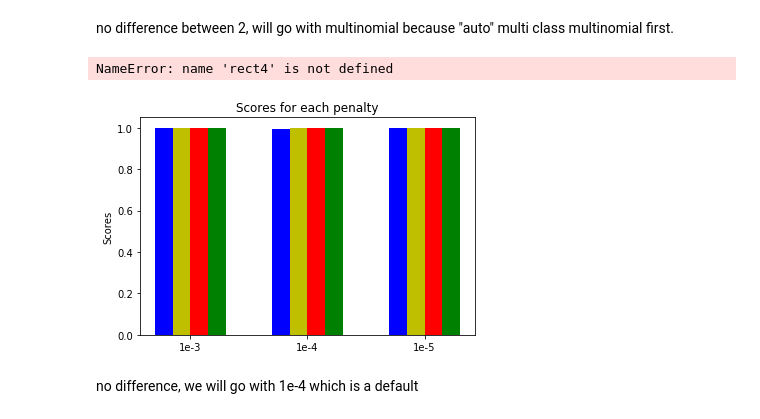
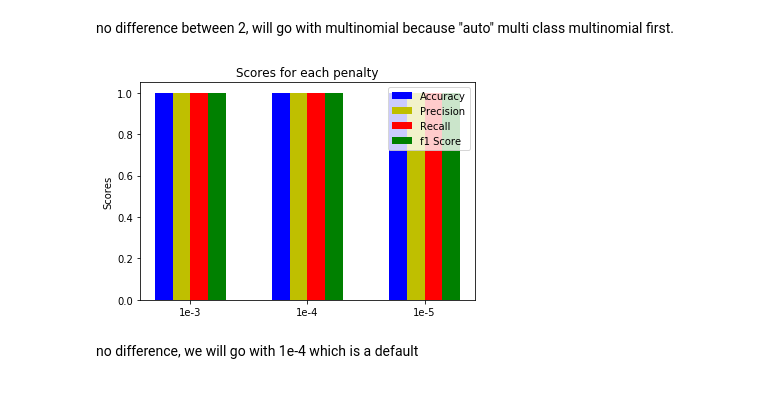
Before and after one commit to ianfawaz/CSCI4502-5502-DataMiningProject, a Jupyter notebook: Classifiers.ipynb, the cells around one changed output. Drawn from its saved outputs; the diff is of its cells as text; code cells hidden in the pictures.

```diff
--- a/Classifiers.ipynb
+++ b/Classifiers.ipynb
@@ -240,29 +244,28 @@ f1_t5 =f1_score(y_test, y_pred_t5)
 # %%
 N =3
 
 ind = np.arange(N)
 width = 0.15
 fig, ax = plt.subplots()
 
 accu = [scores_t3,scores,scores_t5]
 rects1 = ax.bar(ind, accu, width, color='b')
 prec = [p_t3,p,p_t5]
 rects2 = ax.bar(ind+width, prec, width, color='y')
 rec = [r_t3,r,r_t5]
 rects3 = ax.bar(ind + 2 * width, rec, width, color='r')
 f1score = [f1_t3,f1,f1_t5]
 rects4 = ax.bar(ind+ 3 * width, f1score,  width, color='g')
 
 ax.set_ylabel('Scores')
 ax.set_title('Scores for each penalty')
 ax.set_xticks(ind + 1.5*width)
 ax.set_xticklabels(('1e-3','1e-4','1e-5'))
-ax.legend((rects1[0], rects2[0], rects3[0],rect4[0]), ('Accuracy', 'Precision', 'Recall','f1 Score'))
+ax.legend((rects1[0], rects2[0], rects3[0],rects4[0]), ('Accuracy', 'Precision', 'Recall','f1 Score'))
 
 plt.show()
 # %% [output]
-NameError: name 'rect4' is not defined
-[figure, old version]
+[figure, new version]
 # %% [markdown]
 no difference, we will go with 1e-4 which is a default
 # %%
```
Also changed, not shown: parts of 7 cells of this notebook.
